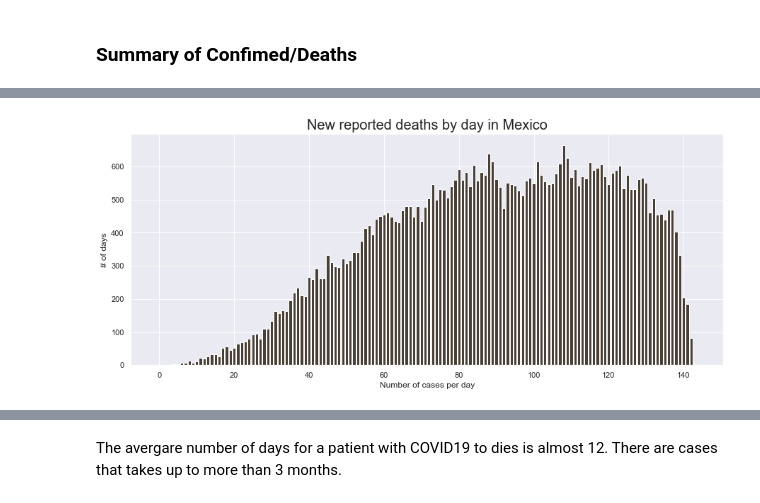
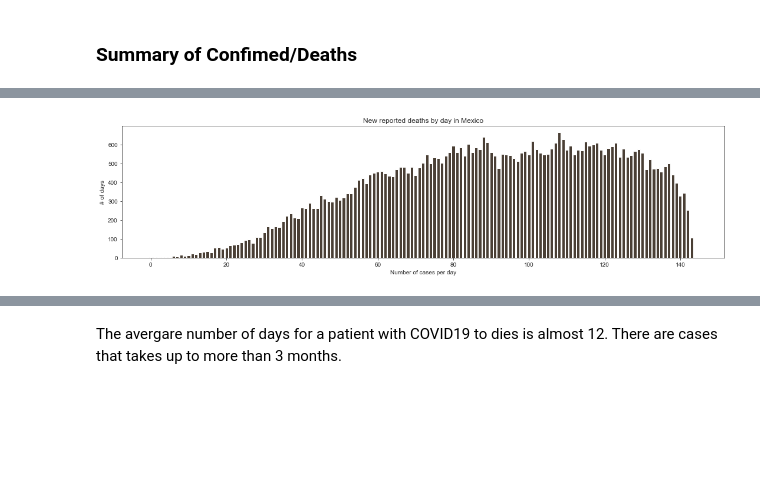
Before and after one commit to epg3/COVID_19_MX, a Jupyter notebook: EDA.ipynb, the cells around one changed output, grey strips where cells are left out. Cells and saved outputs as stored; diff of their text form; code cells hidden in the pictures; blank space fills up the shorter version.

```diff
--- a/EDA.ipynb
+++ b/EDA.ipynb
@@ -618,4 +653,5 @@ df_population.sort_values('POS_NOR', ascending=False)
 # %%
+title_chart = 'Test Results per State'
 width = 0.8
 x = np.arange(len(df_state_results.ENTIDAD))
 fig, ax = plt.subplots(figsize=(15, 6))
@@ -623,11 +659,12 @@ fig, ax = plt.subplots(figsize=(15, 6))
 rects1 = ax.bar(x, df_population.POS_NOR, width, label='Positive', color = '#ff0000')
 
 ax.set_ylabel('% of test')
-ax.set_title('Test Results per State', fontsize = 20)
+ax.set_title(title_chart, fontsize = 20)
 ax.set_xticks(x + width/4)
 ax.set_xticklabels(df_population.Entidad, rotation=90, ha='right')
 ax.legend()
 fig.tight_layout()
 
+plt.savefig('images/' + title_chart + '.png')
 plt.show()
 # %% [output]
@@ -635,6 +672,7 @@ plt.show()
 # %%
 df_population['Entidad'] = df_population[['Entidad', 'abbr']].agg(' '.join, axis=1)
 # %%
+title_chart = 'Population and Positive cases per state'
 width = 0.9
 fig, axs =plt.subplots(2,1, figsize=(15, 8))
 
@@ -646,14 +684,16 @@ axs[0].set_xticks(x + width/4)
 axs[0].set_xticklabels(df_population.abbr, rotation=90, ha='right')
 axs[0].legend()
 
-axs[1].bar(x, df_population.Total, width, label='Population', color = '#336d88')
+axs[1].bar(x, df_population.Total, width, label='Population', color = '#93b5e1')
 axs[1].set_title('Population per State')
 axs[1].set_ylabel('population')
 axs[1].set_xticks(x + width/4)
 axs[1].set_xticklabels(df_population.Entidad, rotation=90, ha='right')
 axs[1].legend()
 
-fig.suptitle('Population and Positive cases per state', fontsize=20)
+#fig.suptitle(title_chart, fontsize=20)
 fig.subplots_adjust(left=0.09, right=0.9, bottom=0.05, top=0.8,
                     hspace=0.4, wspace=0.3)
+fig.tight_layout()
+plt.savefig('images/' + title_chart + '.png')
 # %% [output]
@@ -673,30 +713,31 @@ df_positive.DEF.sum()
 # %%
-def bar_char (x_val, y_val, color_num, title_chart, y_axis_name, x_axis_name, i = False, figsize=(15,6) ):
+def bar_char (x_val, y_val, color_num, title_chart, y_axis_name, x_axis_name, i = False, figsize=(15,4) ):
     fig, ax = plt.subplots(figsize= figsize)
     x_pos = np.arange(len(x_val))
 
     ax.bar(x_pos, y_val, color=color_num)
     ax.set_ylabel(y_axis_name)
     ax.set_xlabel(x_axis_name)
-    ax.set_title(title_chart, fontsize = 20)
+    ax.set_title(title_chart, fontsize = 12)
 
     if i:
         ax.set_xticks(x_pos)
         ax.set_xticklabels(x_val, rotation=90, ha='right')
         ax.legend()
-        fig.tight_layout()
 
+    plt.tight_layout()
+    plt.savefig( 'images/' + title_chart + '.png')
     plt.show()
 # %%
-df_death = pd.crosstab(df_positive['FECHA_DEF'], df_positive.DEF)
-df_death = df_death.reset_index()
-df_death.rename({1: 'DEF'}, axis=1, inplace=True)
+df_death_date = pd.crosstab(df_positive['FECHA_DEF'], df_positive.DEF)
+df_death_date = df_death_date.reset_index()
+df_death_date.rename({1: 'DEF'}, axis=1, inplace=True)
 # %%
-bar_char(df_death.FECHA_DEF,
-         df_death.DEF,
+bar_char(df_death_date.FECHA_DEF,
+         df_death_date.DEF,
          '#4a3f35',
          'New reported deaths by day in Mexico',
          '# of days',
          'Number of cases per day')
 # %% [output]
-[figure, old version]
+[figure, new version]
```
Also changed, not shown: parts of 62 cells of this notebook, 1 other file.
